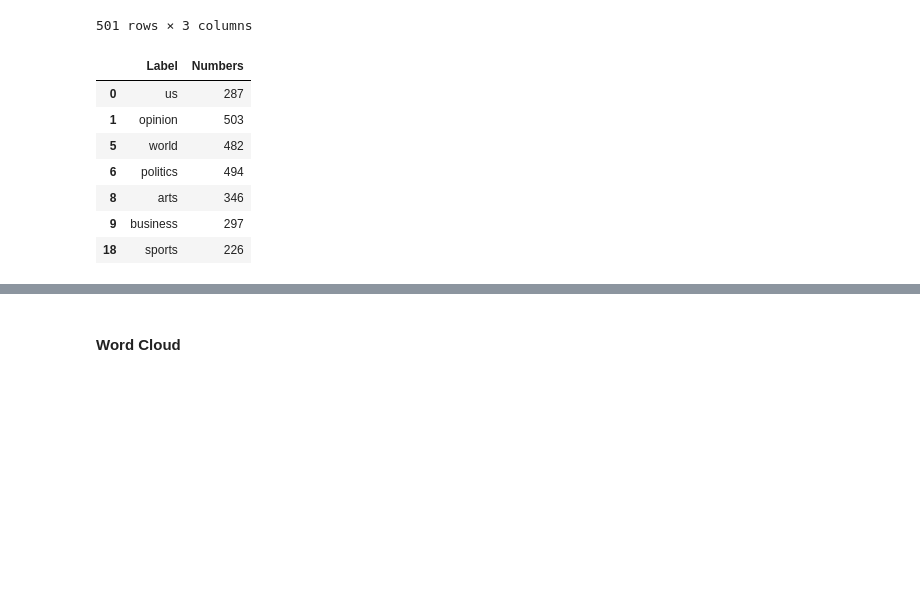
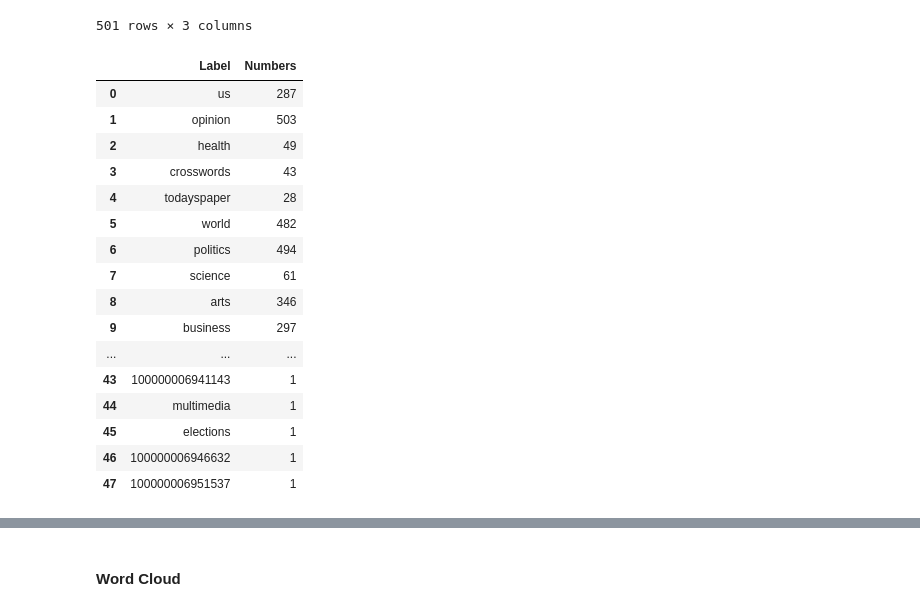
Before and after one commit to MEOW119X/Automated-News-Categorizer, a Jupyter notebook: notebook/EDA.ipynb, the cells around one changed output, grey strips where cells are left out. Drawn from its saved outputs; the diff is of its cells as text; code cells hidden in the pictures; blank space fills up the shorter version.

```diff
--- a/notebook/EDA.ipynb
+++ b/notebook/EDA.ipynb
@@ -70,31 +70,40 @@ find_string('url', 'ind', 'politics')
 # %%
 def count_values(a):
     '''
     a = ชื่อ column
     ฟั่งชั่นนับจำนวน Label ทั้งหมด
     Return = DataFrame
     '''
     label = []
     u_names = []
     count = []
     for i in df[a]:
         label.append(i)
     for names in label:
         if names not in u_names:
             names = str(names)
             u_names.append(names)
     for num in u_names:
         count.append(label.count(num))
     return pd.DataFrame({'Label': u_names, 'Numbers': count})
 
 Num_values = count_values('label')
-Num_values[['Label', 'Numbers']].loc[Num_values['Numbers'] > 200]
+Num_values[['Label', 'Numbers']].loc[Num_values['Numbers'] > 0]
 # %% [output]
 |  | Label | Numbers |
 | 0 | us | 287 |
 | 1 | opinion | 503 |
+| 2 | health | 49 |
+| 3 | crosswords | 43 |
+| 4 | todayspaper | 28 |
 | 5 | world | 482 |
 | 6 | politics | 494 |
+| 7 | science | 61 |
 | 8 | arts | 346 |
 | 9 | business | 297 |
-| 18 | sports | 226 |
+| ... | ... | ... |
+| 43 | 100000006941143 | 1 |
+| 44 | multimedia | 1 |
+| 45 | elections | 1 |
+| 46 | 100000006946632 | 1 |
+| 47 | 100000006951537 | 1 |
```
Also changed, not shown: parts of 12 cells of this notebook, 10 other files.
